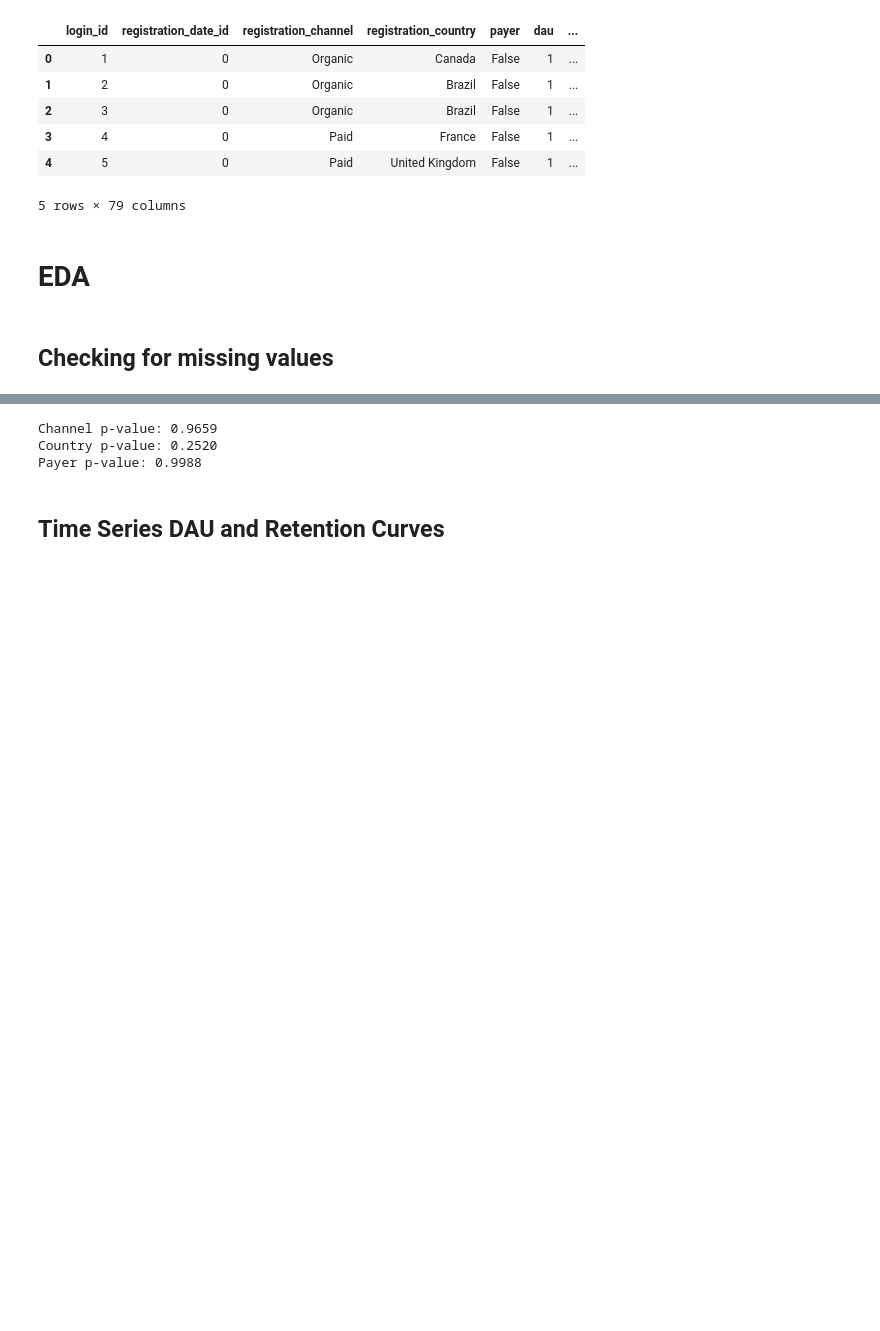
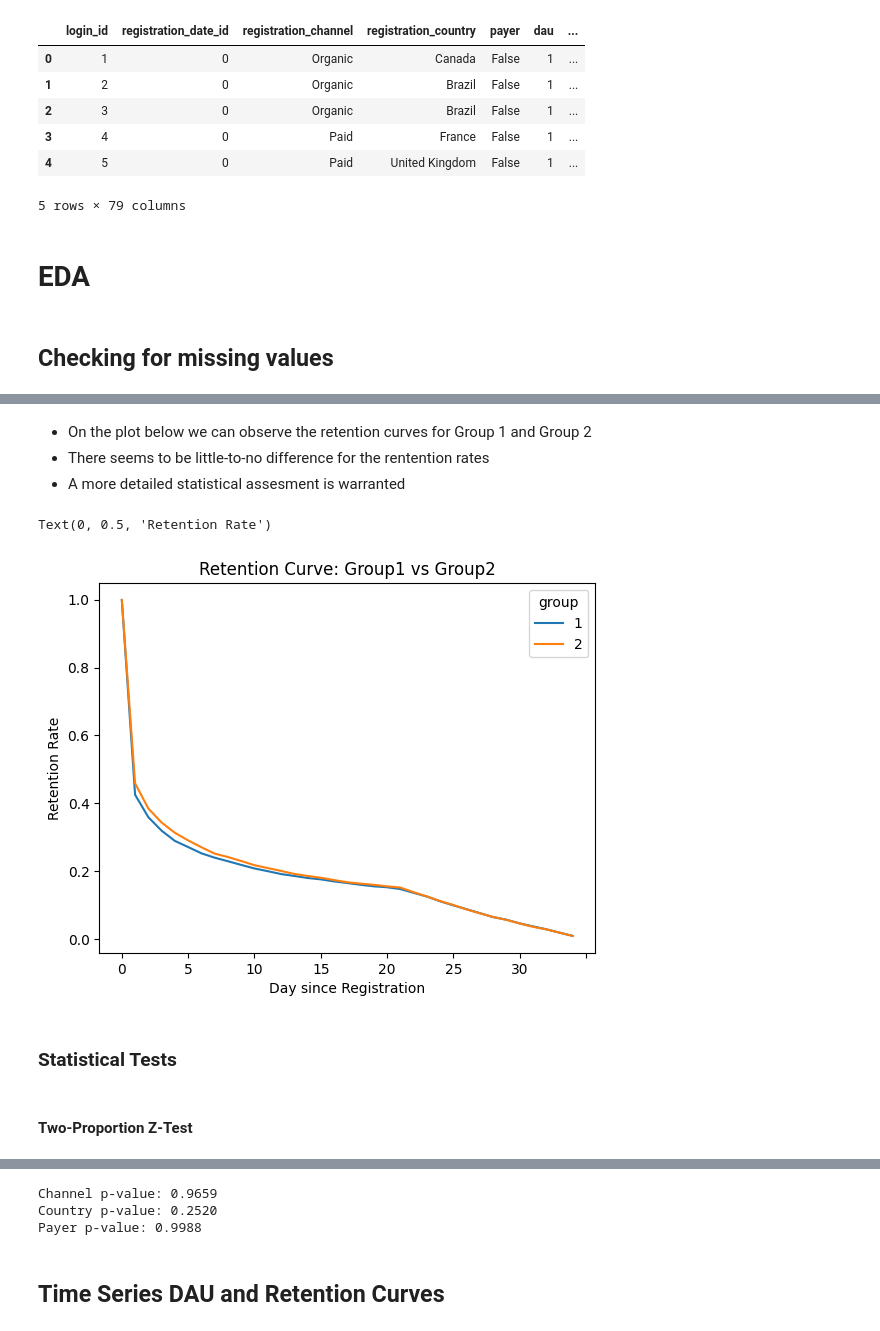
Before and after one commit to olimpijada72/A_B_testing, a Jupyter notebook: notebooks/initial_eda.ipynb, the cells around one changed output, grey strips where cells are left out. Cells and saved outputs as stored; diff of their text form; code cells hidden in the pictures; blank space fills up the shorter version.

```diff
--- a/notebooks/initial_eda.ipynb
+++ b/notebooks/initial_eda.ipynb
@@ -287,0 +349,2 @@ retention_df = pd.concat(retention_results)
+# %%
+df_us['days_since_registration'] = df_us['date_id'] - df_us['registration_date_id']
@@ -287,0 +356,4 @@ retention_df = pd.concat(retention_results)
+# %%
+retention_df = df_us.pivot_table(index='login_id',
+                                 columns='days_since_registration',
+                                 values='dau').fillna(0)
@@ -287,0 +373,4 @@ retention_df = pd.concat(retention_results)
+# %%
+retention_df = retention_df.join(
+    df_us[['login_id', 'group']].drop_duplicates().set_index('login_id')
+)
@@ -287,0 +390,2 @@ retention_df = pd.concat(retention_results)
+# %%
+retention_by_group = retention_df.groupby('group').mean()
@@ -287,0 +400,15 @@ retention_df = pd.concat(retention_results)
+# %% [markdown]
+- On the plot below we can observe the retention curves for Group 1 and Group 2
+- There seems to be little-to-no difference for the rentention rates
+- A more detailed statistical assesment is warranted
+# %%
+retention_by_group.T.plot(title='Retention Curve: Group 1 vs Group 2')
+plt.xlabel('Day since Registration')
+plt.ylabel('Retention Rate')
+# %% [output]
+Text(0, 0.5, 'Retention Rate')
+[figure, added]
+# %% [markdown]
+### Statistical Tests
+# %% [markdown]
+#### Two-Proportion Z-Test
```
Also changed, not shown: parts of 54 cells of this notebook.
